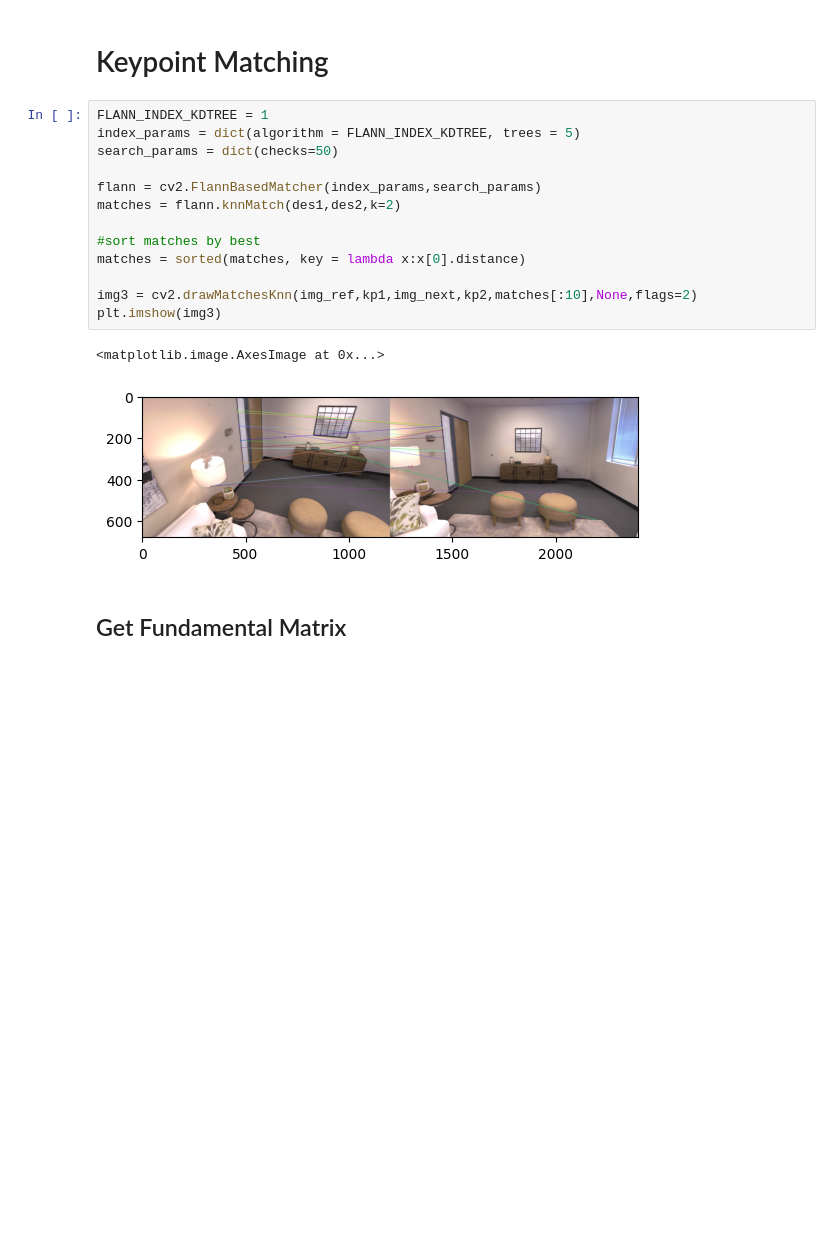
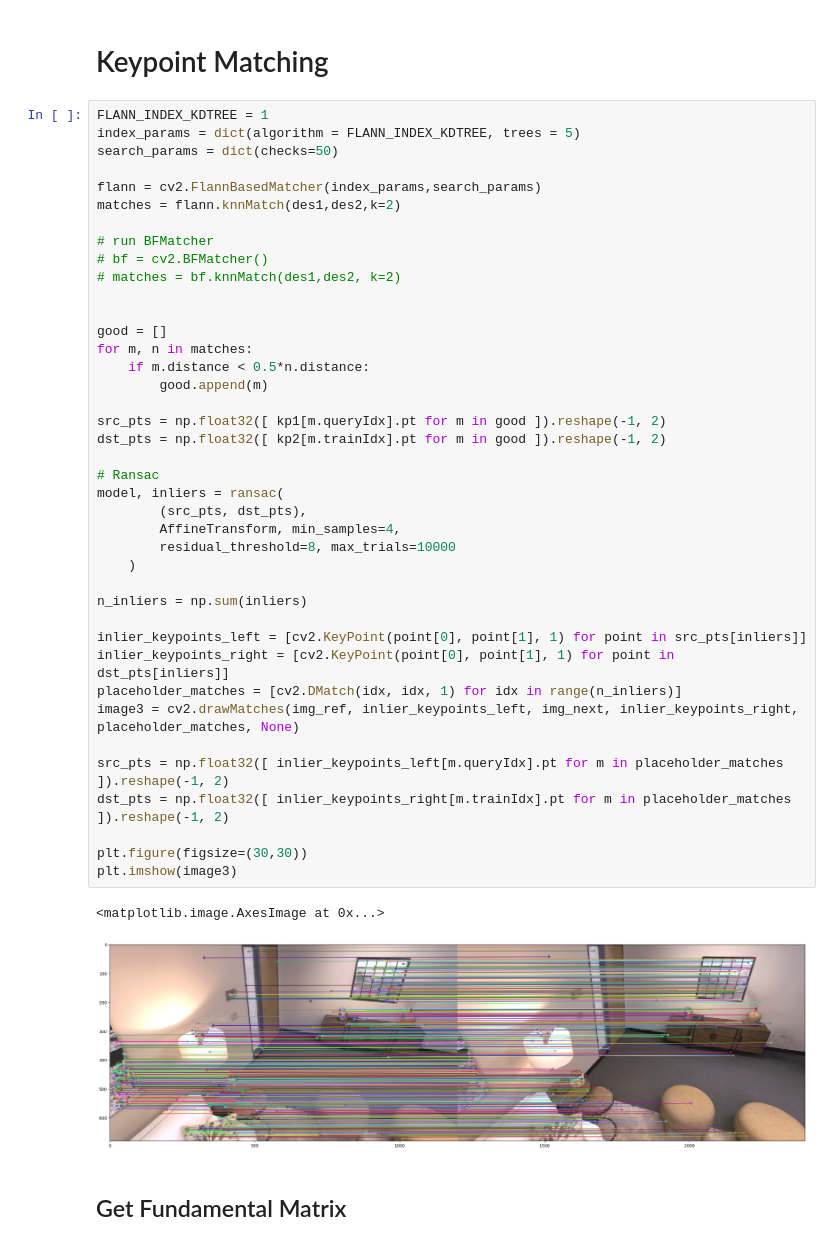
Before and after one commit to Shrey-2303/SplaTAM-depth, a Jupyter notebook: notebooks/keypoint_module.ipynb, the cells around one changed output. Drawn from its saved outputs; the diff is of its cells as text; blank space fills up the shorter version.

Commit message:
pose estimation is terrible. added ransac.

```diff
--- a/notebooks/keypoint_module.ipynb
+++ b/notebooks/keypoint_module.ipynb
@@ -38,21 +40,48 @@ plt.show()
 # %% [markdown]
 # Keypoint Matching
-# %%
-FLANN_INDEX_KDTREE = 1
-index_params = dict(algorithm = FLANN_INDEX_KDTREE, trees = 5)
-search_params = dict(checks=50)
-
-flann = cv2.FlannBasedMatcher(index_params,search_params)
-matches = flann.knnMatch(des1,des2,k=2)
-
-#sort matches by best
-matches = sorted(matches, key = lambda x:x[0].distance)
-
-img3 = cv2.drawMatchesKnn(img_ref,kp1,img_next,kp2,matches[:10],None,flags=2)
-plt.imshow(img3)
-# %% [output]
-<matplotlib.image.AxesImage at 0x...>
-[figure, removed]
+# %%
+FLANN_INDEX_KDTREE = 1
+index_params = dict(algorithm = FLANN_INDEX_KDTREE, trees = 5)
+search_params = dict(checks=50)
+
+flann = cv2.FlannBasedMatcher(index_params,search_params)
+matches = flann.knnMatch(des1,des2,k=2)
+
+# run BFMatcher
+# bf = cv2.BFMatcher()
+# matches = bf.knnMatch(des1,des2, k=2)
+
+
+good = []
+for m, n in matches:
+    if m.distance < 0.5*n.distance:
+        good.append(m)
+
+src_pts = np.float32([ kp1[m.queryIdx].pt for m in good ]).reshape(-1, 2)
+dst_pts = np.float32([ kp2[m.trainIdx].pt for m in good ]).reshape(-1, 2)
+
+# Ransac
+model, inliers = ransac(
+        (src_pts, dst_pts),
+        AffineTransform, min_samples=4,
+        residual_threshold=8, max_trials=10000
+    )
+
+n_inliers = np.sum(inliers)
+
+inlier_keypoints_left = [cv2.KeyPoint(point[0], point[1], 1) for point in src_pts[inliers]]
+inlier_keypoints_right = [cv2.KeyPoint(point[0], point[1], 1) for point in dst_pts[inliers]]
+placeholder_matches = [cv2.DMatch(idx, idx, 1) for idx in range(n_inliers)]
+image3 = cv2.drawMatches(img_ref, inlier_keypoints_left, img_next, inlier_keypoints_right, placeholder_matches, None)
+
+src_pts = np.float32([ inlier_keypoints_left[m.queryIdx].pt for m in placeholder_matches ]).reshape(-1, 2)
+dst_pts = np.float32([ inlier_keypoints_right[m.trainIdx].pt for m in placeholder_matches ]).reshape(-1, 2)
+
+plt.figure(figsize=(30,30))
+plt.imshow(image3)
+# %% [output]
+<matplotlib.image.AxesImage at 0x...>
+[figure, added]
 # %% [markdown]
 ## Get Fundamental Matrix
 # %%
```
Also changed, not shown: parts of 6 cells of this notebook.
